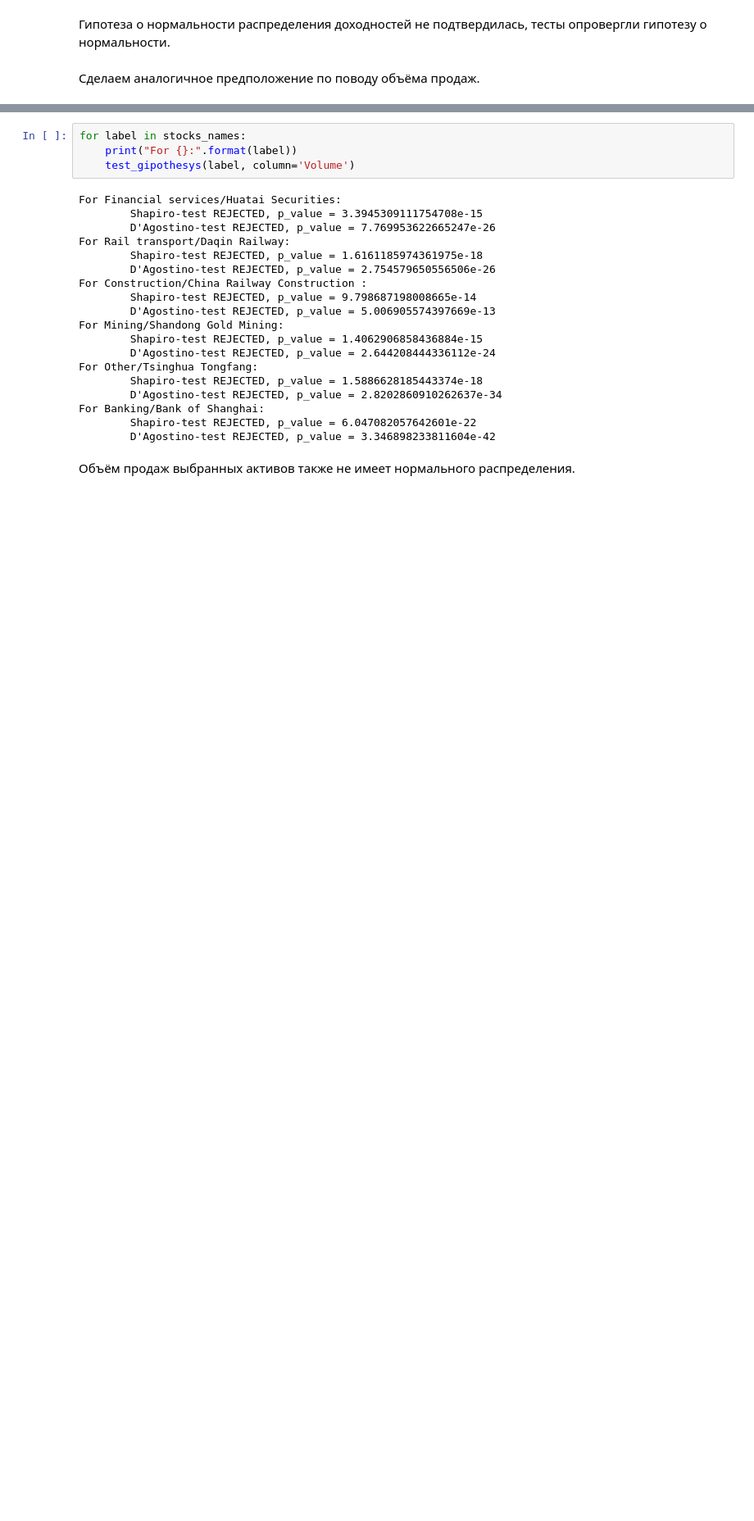
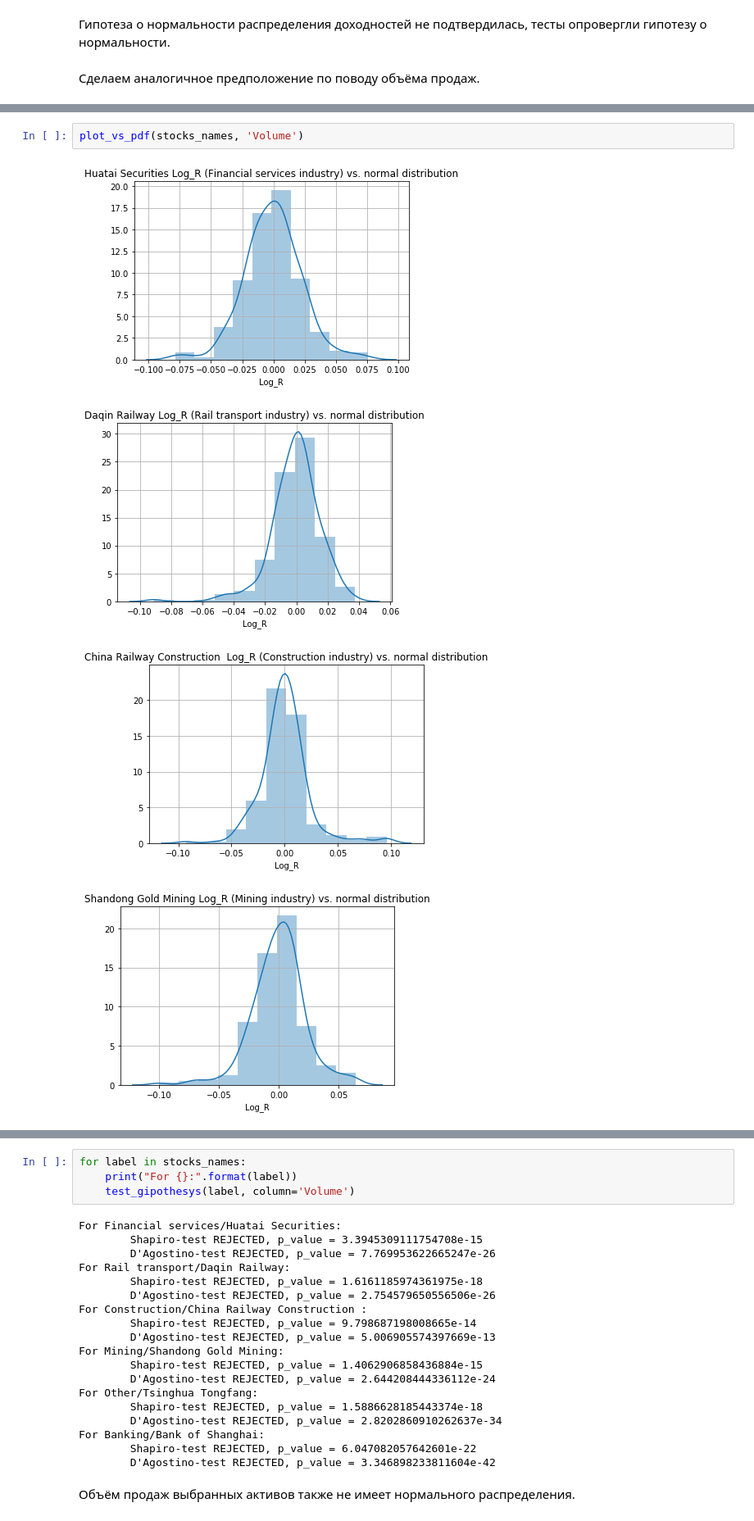
Before and after one commit to CodeSopranos/lab-1-financial-operations, a Jupyter notebook: main.ipynb, the cells around one changed output, grey strips where cells are left out. Shown: that part at 82% size. Cells and saved outputs as stored; diff of their text form; blank space fills up the shorter version.

```diff
--- a/main.ipynb
+++ b/main.ipynb
@@ -212,0 +200,7 @@ for label in stocks_names:
+# %%
+plot_vs_pdf(stocks_names, 'Volume')
+# %% [output]
+[figure, added]
+[figure, added]
+[figure, added]
+[figure, added]
```
Also changed, not shown: parts of 7 cells of this notebook.
